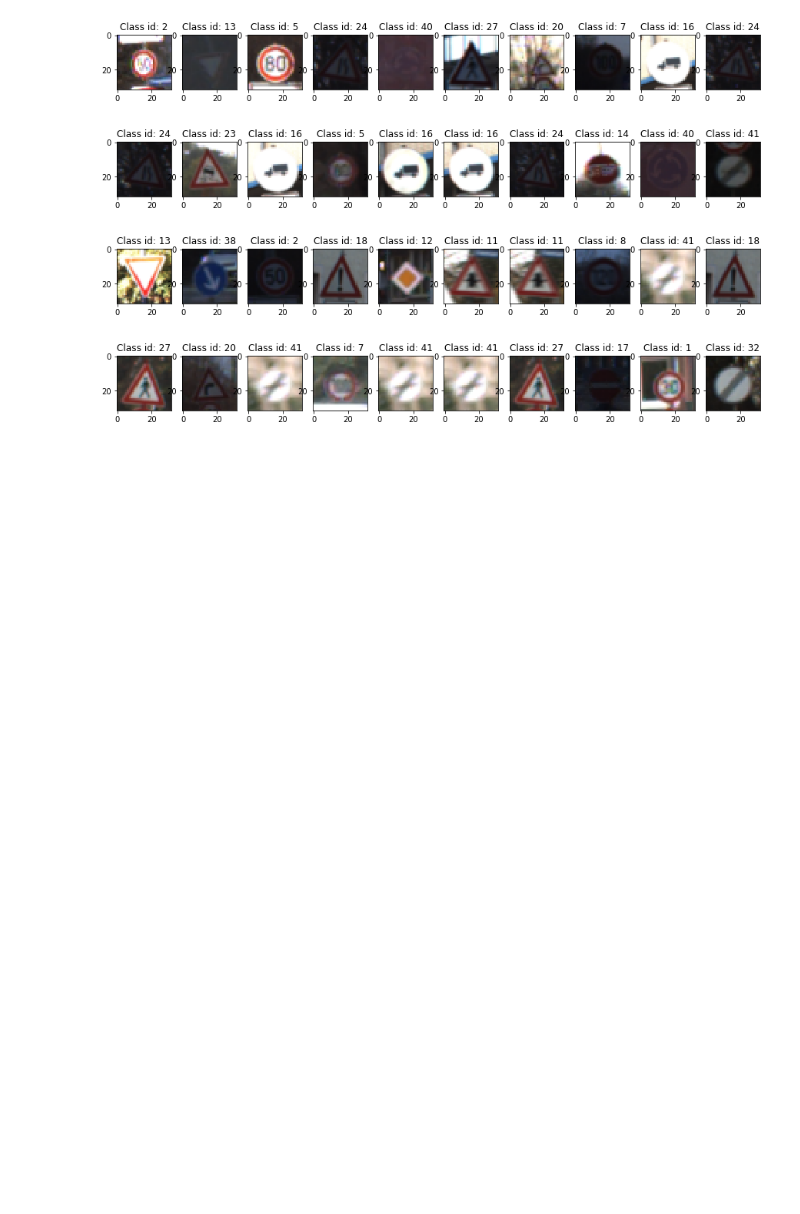
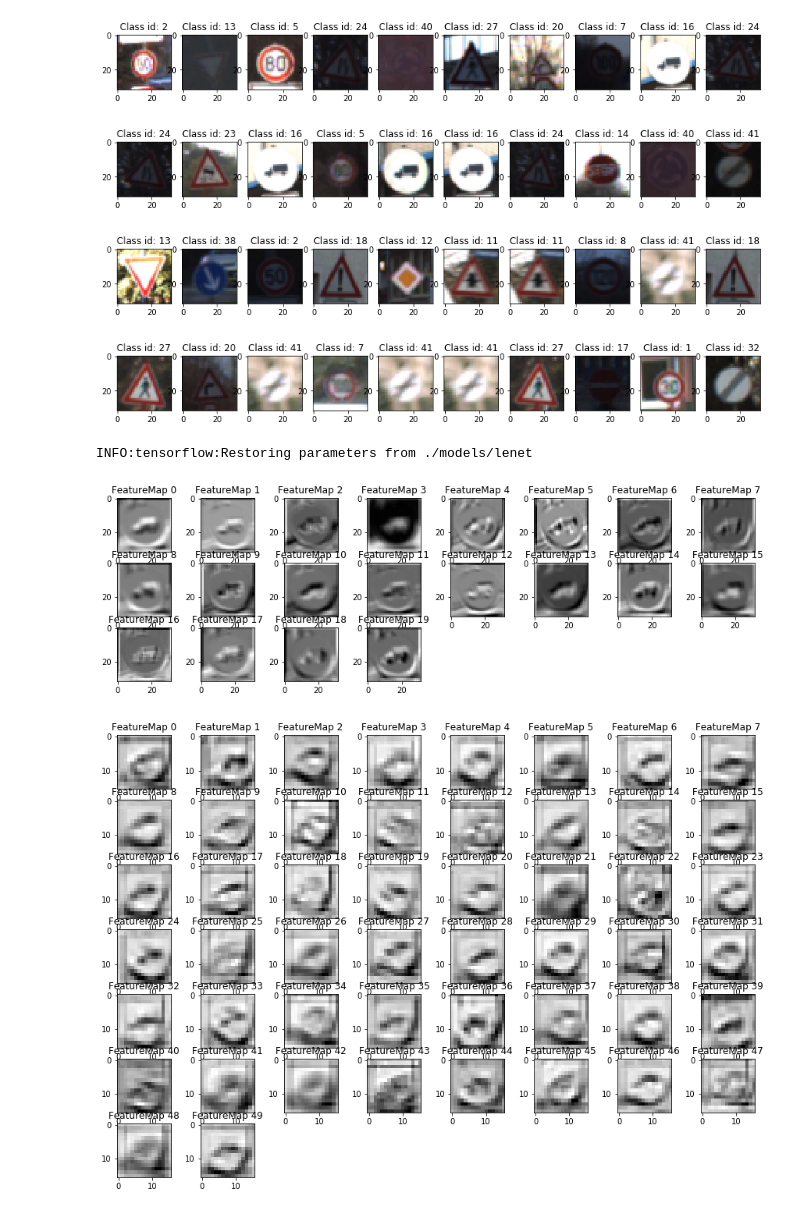
Before and after one commit to koulakis/CarND-Traffic-Sign-Classifier-Project, a Jupyter notebook: Traffic_Sign_Classifier.ipynb, the cells around one changed output. Saved outputs shown, nothing was run; the diff lists cells and outputs as text; code cells hidden in the pictures; blank space fills up the shorter version.

Commit message:
Analyzes the error on the bright heavy vehicle sign.

```diff
--- a/Traffic_Sign_Classifier.ipynb
+++ b/Traffic_Sign_Classifier.ipynb
@@ -559,14 +559,15 @@ def outputFeatureMap(sess, image_input, tf_activation, activation_min=-1, activa
             plt.imshow(activation[0,:,:, featuremap], interpolation="nearest", cmap="gray")
 # %%
 def visualize_feature_maps(image):
+    scaled_image = scale(image)
     with tf.Session() as sess:
         saver.restore(sess, tf.train.latest_checkpoint('./models/'))
         activation = tf.get_default_graph().get_tensor_by_name("Conv1:0")
-        outputFeatureMap(sess, [image], activation)
+        outputFeatureMap(sess, [scaled_image], activation)
         plt.show()
 
         activation = tf.get_default_graph().get_tensor_by_name("Conv2:0")
-        outputFeatureMap(sess, [image], activation)
+        outputFeatureMap(sess, [scaled_image], activation)
         plt.show()
 # %%
 visualize_feature_maps(test_images[2])
@@ -608,3 +607,9 @@ plot_n_images_per_row(
 # %% [output]
 [figure]
 [figure]
+# %%
+visualize_feature_maps(X_valid[sample_errors_idx[8]])
+# %% [output]
+INFO:tensorflow:Restoring parameters from ./models/lenet
+[figure, added]
+[figure, added]
```
Also changed, not shown: parts of 3 cells of this notebook.
